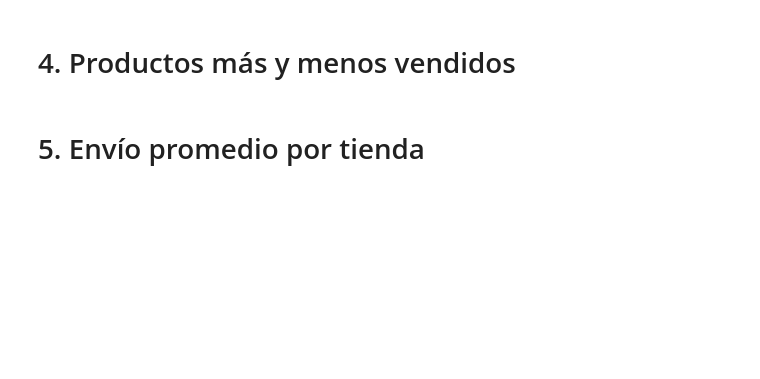
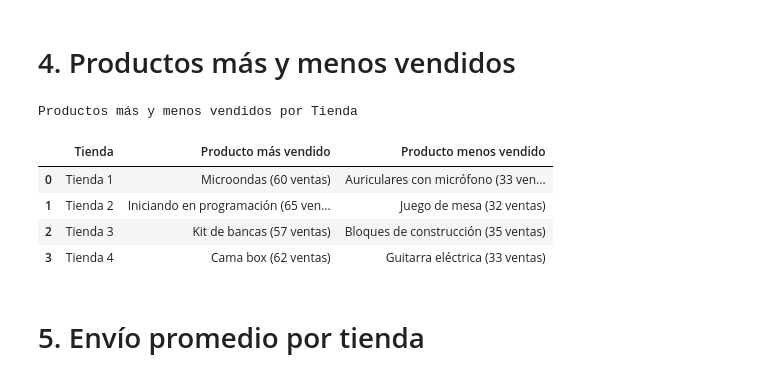
Before and after one commit to jose-luis-dev/Alura-Store, a Jupyter notebook: AluraStoreLatam.ipynb, the cells around one changed output. Saved outputs shown, nothing was run; the diff lists cells and outputs as text; code cells hidden in the pictures; blank space fills up the shorter version.

```diff
--- a/AluraStoreLatam.ipynb
+++ b/AluraStoreLatam.ipynb
@@ -32,4 +96,35 @@ tienda.head()
 # %% [markdown]
 # 4. Productos más y menos vendidos
+# %%
+# Identificar que productos fueron los más vendidos y los menos vendidos en cada tienda. Visualiza los resultados que productos destacaron en ventas en cada tienda.
+# Identificar que productos fueron los más vendidos y los menos vendidos en cada tienda. Visualiza los resultados que productos destacaron en ventas en cada tienda.
+
+import pandas as pd
+
+datos1 = pd.DataFrame({
+    "Tienda": ["Tienda 1", "Tienda 2", "Tienda 3", "Tienda 4"],
+    "Producto más vendido": [
+        f"{tienda['Producto'].value_counts().idxmax()} ({tienda['Producto'].value_counts().max()} ventas)",
+        f"{tienda2['Producto'].value_counts().idxmax()} ({tienda2['Producto'].value_counts().max()} ventas)",
+        f"{tienda3['Producto'].value_counts().idxmax()} ({tienda3['Producto'].value_counts().max()} ventas)",
+        f"{tienda4['Producto'].value_counts().idxmax()} ({tienda4['Producto'].value_counts().max()} ventas)"
+    ],
+    "Producto menos vendido": [
+        f"{tienda['Producto'].value_counts().idxmin()} ({tienda['Producto'].value_counts().min()} ventas)",
+        f"{tienda2['Producto'].value_counts().idxmin()} ({tienda2['Producto'].value_counts().min()} ventas)",
+        f"{tienda3['Producto'].value_counts().idxmin()} ({tienda3['Producto'].value_counts().min()} ventas)",
+        f"{tienda4['Producto'].value_counts().idxmin()} ({tienda4['Producto'].value_counts().min()} ventas)"
+    ]
+})
+
+# Mostrar la tabla con estilo
+datos1.style.set_caption("Productos más y menos vendidos por Tienda")
+# %% [output]
+Productos más y menos vendidos por Tienda
+|  | Tienda | Producto más vendido | Producto menos vendido |
+| 0 | Tienda 1 | Microondas (60 ventas) | Auriculares con micrófono (33 ven... |
+| 1 | Tienda 2 | Iniciando en programación (65 ven... | Juego de mesa (32 ventas) |
+| 2 | Tienda 3 | Kit de bancas (57 ventas) | Bloques de construcción (35 ventas) |
+| 3 | Tienda 4 | Cama box (62 ventas) | Guitarra eléctrica (33 ventas) |
 # %% [markdown]
 # 5. Envío promedio por tienda
```
Also changed, not shown: parts of 9 cells of this notebook.
